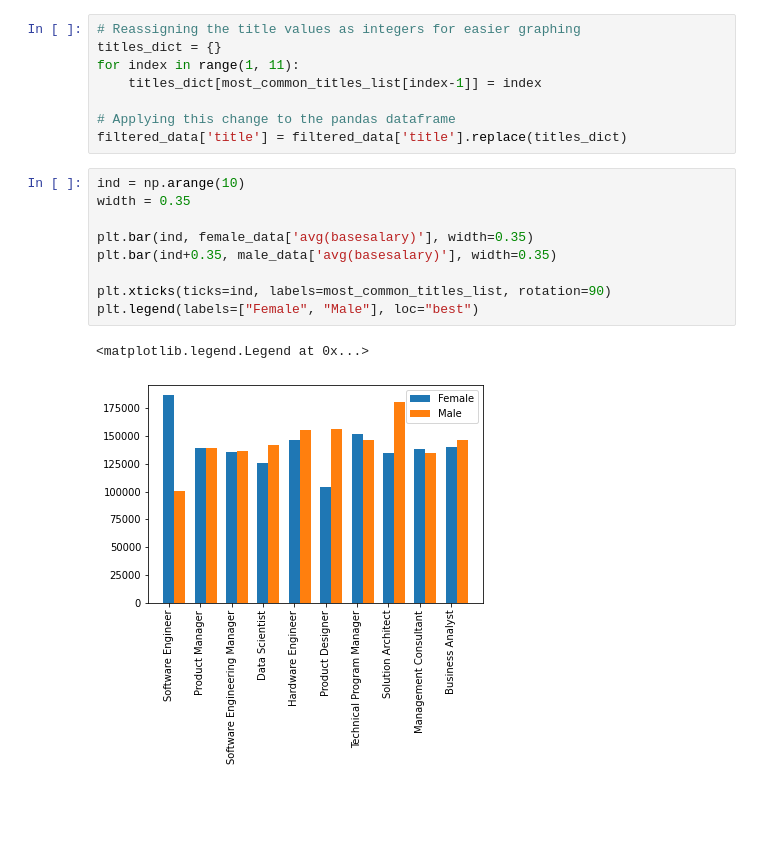
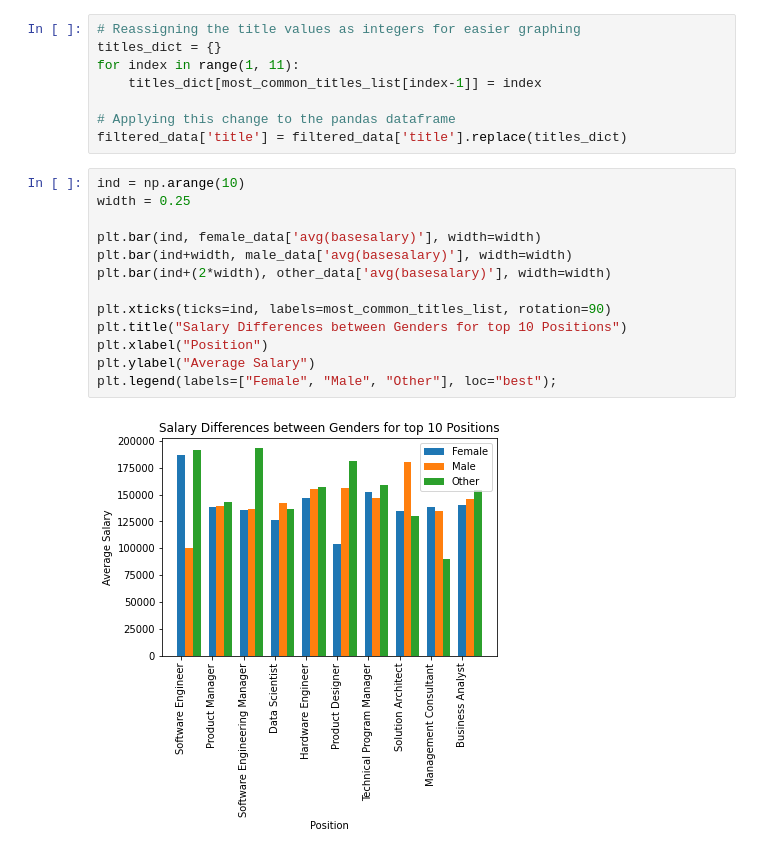
Before and after one commit to scummins00/ca4022_assignment_3, a Jupyter notebook: Impact of Social Factors on Salary.ipynb, the cells around one changed output. Cells and saved outputs as stored; diff of their text form; blank space fills up the shorter version.

Commit message:
Improving graph outputs in social factors notebook and saved outputs to separate directory

```diff
--- a/Impact of Social Factors on Salary.ipynb
+++ b/Impact of Social Factors on Salary.ipynb
@@ -368,13 +363,16 @@ for index in range(1, 11):
 filtered_data['title'] = filtered_data['title'].replace(titles_dict)
 # %%
 ind = np.arange(10)
-width = 0.35
+width = 0.25
 
-plt.bar(ind, female_data['avg(basesalary)'], width=0.35)
-plt.bar(ind+0.35, male_data['avg(basesalary)'], width=0.35)
+plt.bar(ind, female_data['avg(basesalary)'], width=width)
+plt.bar(ind+width, male_data['avg(basesalary)'], width=width)
+plt.bar(ind+(2*width), other_data['avg(basesalary)'], width=width)
 
 plt.xticks(ticks=ind, labels=most_common_titles_list, rotation=90)
-plt.legend(labels=["Female", "Male"], loc="best")
+plt.title("Salary Differences between Genders for top 10 Positions")
+plt.xlabel("Position")
+plt.ylabel("Average Salary")
+plt.legend(labels=["Female", "Male", "Other"], loc="best");
 # %% [output]
-<matplotlib.legend.Legend at 0x...>
-[figure, old version]
+[figure, new version]
```
Also changed, not shown: parts of 4 cells of this notebook, 6 other files.
